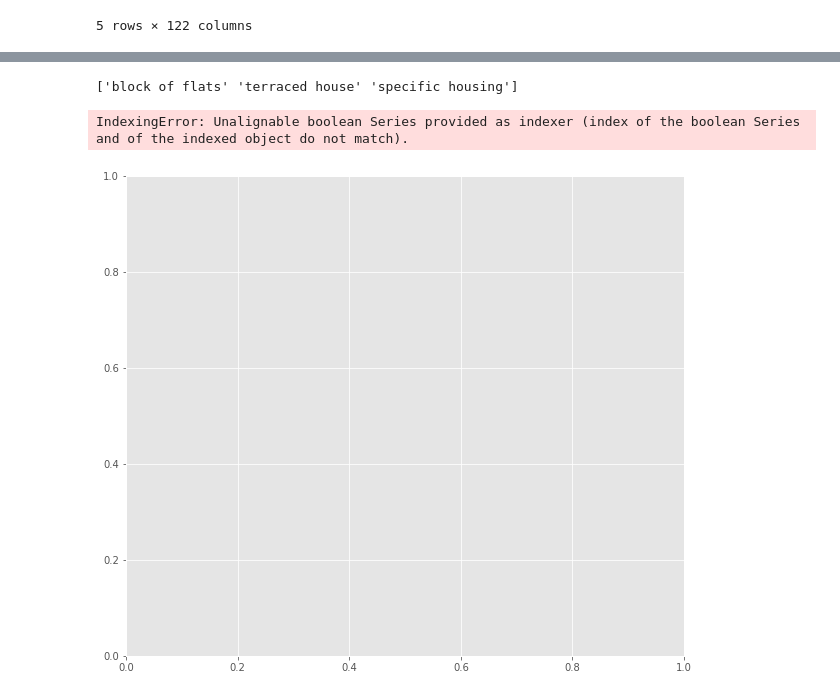
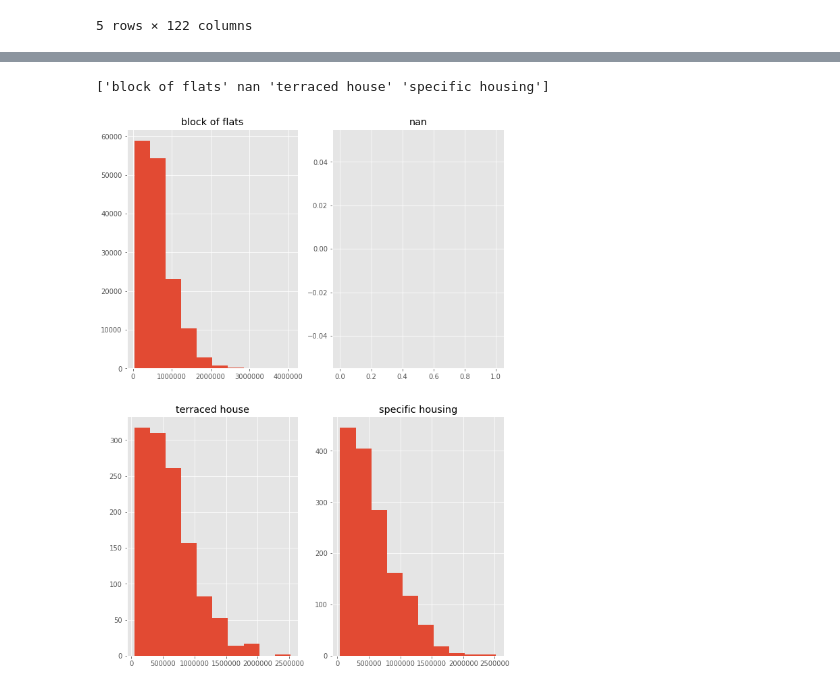
Before and after one commit to Benson80404051/1st-DL-CVMarathon, a Jupyter notebook: Day_019_HW.ipynb, the cells around one changed output, grey strips where cells are left out. Drawn from its saved outputs; the diff is of its cells as text; code cells hidden in the pictures.

```diff
--- a/Day_019_HW.ipynb
+++ b/Day_019_HW.ipynb
@@ -39,6 +39,3 @@ Path of read in data: ../data/application_train.csv
 | 3 | 100006 | 0 | Cash loans | F | N | Y | 0 | ... |
 | 4 | 100007 | 0 | Cash loans | M | N | Y | 0 | ... |
 5 rows × 122 columns
-# %%
-app_train['HOUSETYPE_MODE'].dropna(inplace=True)
-app_train['HOUSETYPE_MODE'].unique()
@@ -72,28 +42,22 @@ Name: HOUSETYPE_MODE, Length: 153214, dtype: bool
 # %%
 # 使用不同的 HOUSETYPE_MODE 類別繪製圖形, 並使用 subplot 排版
 """
 Your Code Here
 """
-app_train['HOUSETYPE_MODE'].dropna(inplace=True)
 unique_house_type = app_train['HOUSETYPE_MODE'].unique()
 print(unique_house_type)
 nrows = len(unique_house_type)
 ncols = nrows // 2
 
 plt.figure(figsize=(10,30))
 for i in range(len(unique_house_type)):
     plt.subplot(nrows, ncols, i+1)
     """
     Your Code Here
     """
-    app_train.loc[(app_train['HOUSETYPE_MODE'] == unique_house_type[i]) & \
-                          (app_train['HOUSETYPE_MODE'] == 0), 'AMT_CREDIT'].hist()
-    #app_train.loc['AMT_CREDIT', app_train[app_train['HOUSETYPE_MODE']==unique_house_type]].hist()
-    #app_train.hist(by='AMT_CREDIT', column=app_train[app_train['HOUSETYPE_MODE']==str(unique_house_type[i])]['HOUSETYPE_MODE'])
-
+    app_train.loc[app_train['HOUSETYPE_MODE'] == unique_house_type[i], "AMT_CREDIT"].hist()
     plt.title(str(unique_house_type[i]))
 plt.show()
 # %% [output]
-['block of flats' 'terraced house' 'specific housing']
+['block of flats' nan 'terraced house' 'specific housing']
-IndexingError: Unalignable boolean Series provided as indexer (index of the boolean Series and of the indexed object do not match).
-[figure, old version]
+[figure, new version]
```
Also changed, not shown: parts of 3 cells of this notebook.
